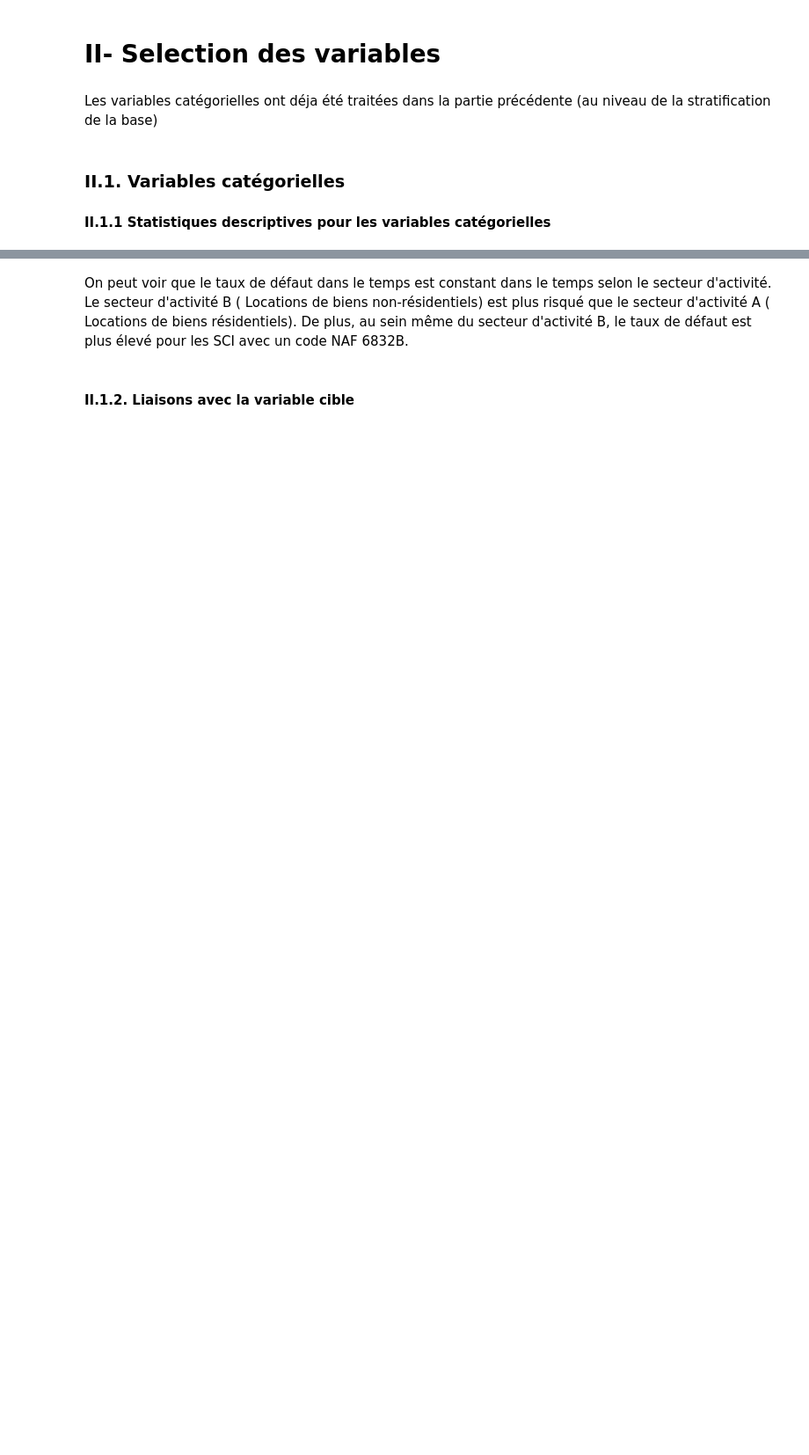
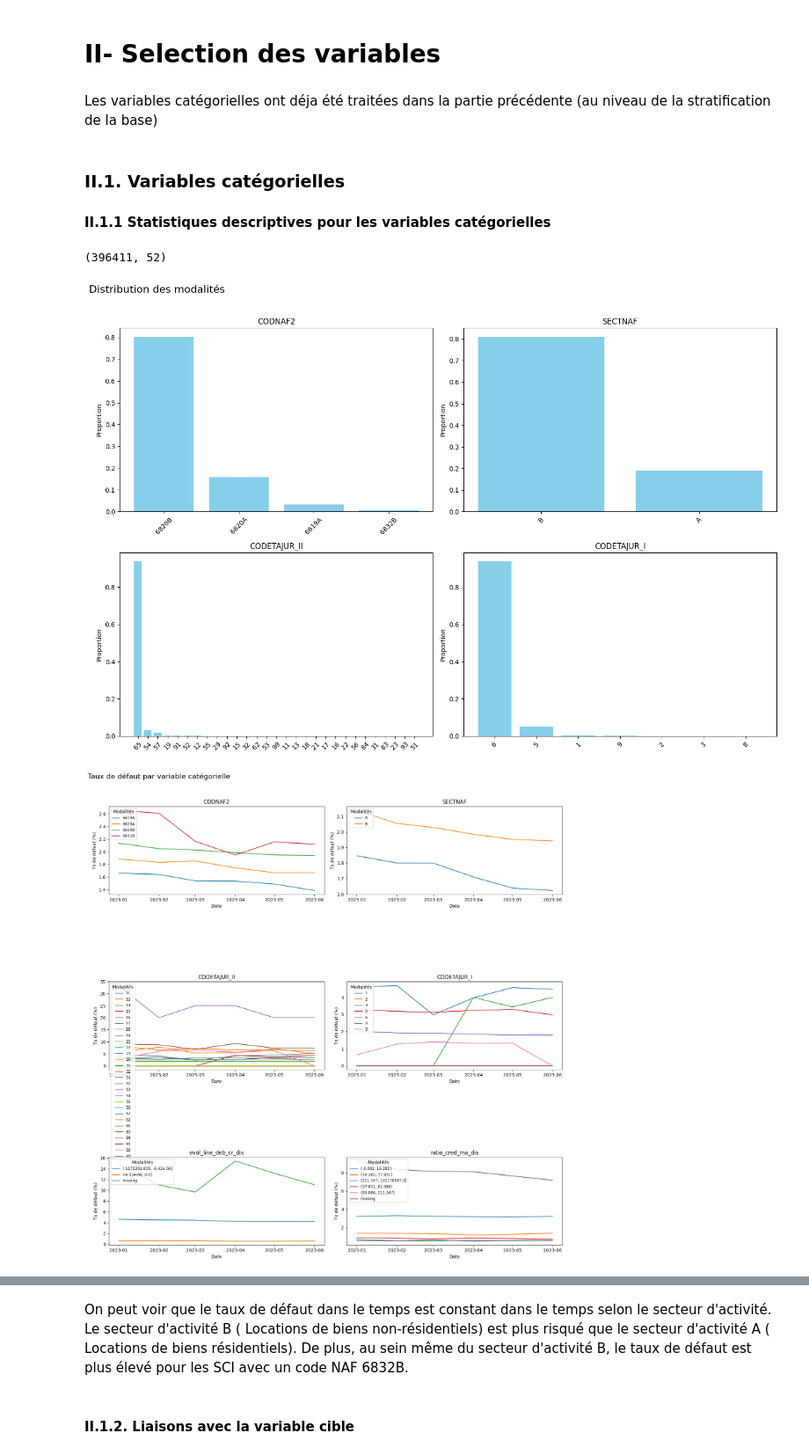
Before and after one commit to cheryl-kdio/Scoring-pj, a Jupyter notebook: desc.ipynb, the cells around one changed output, grey strips where cells are left out. Shown at 88% size. Cells and saved outputs as stored; diff of their text form; code cells hidden in the pictures; blank space fills up the shorter version.

```diff
--- a/desc.ipynb
+++ b/desc.ipynb
@@ -558,8 +619,33 @@ print(categorical_vars)
+# %%
+#print(cont_vars)
+#print(categorical_vars)
+categorical_vars =['CODNAF2', 'SECTNAF', 'CODETAJUR_II', 'CODETAJUR_I','evol_line_deb_cr_dis','ratio_cred_ma_dis']
 # %% [markdown]
 ### II.1. Variables catégorielles
 #### II.1.1 Statistiques descriptives pour les variables catégorielles
+# %%
+X_train['key'] = X_train['datdelhis'].astype(str) + '_' + X_train['id_client'].astype(str)
+X_train_dis['key'] = X_train_dis['datdelhis'].astype(str) + '_' + X_train_dis['id_client'].astype(str)
+# %%
+X_train_dis_filtered = X_train_dis[['evol_line_deb_cr_dis', 'ratio_cred_ma_dis', 'key']]
+
+X_train_combined = pd.merge(
+    X_train,
+    X_train_dis_filtered,
+    on='key',
+    how='inner'
+)
+#print(X_train_combined.head())  # Affiche les premières lignes
+print(X_train_combined.shape)  # Taille du DataFrame résultant
+# %% [output]
+(396411, 52)
+# %%
+X_train=X_train_combined
 # %%
 importlib.reload(functions)
-functions.plot_cat_vars_distributions(X_train, categorical_vars, cols=2)
+functions.plot_cat_vars_distributions(X_train, categorical_vars_train, cols=2)
 functions.tx_rsq_par_var(X_train,categorical_vars,date,cible)
 functions.combined_barplot_lineplot(X_train, categorical_vars, cible)
+# %% [output]
+[figure, added]
+[figure, added]
```
Also changed, not shown: parts of 58 cells of this notebook, 1 other file.
